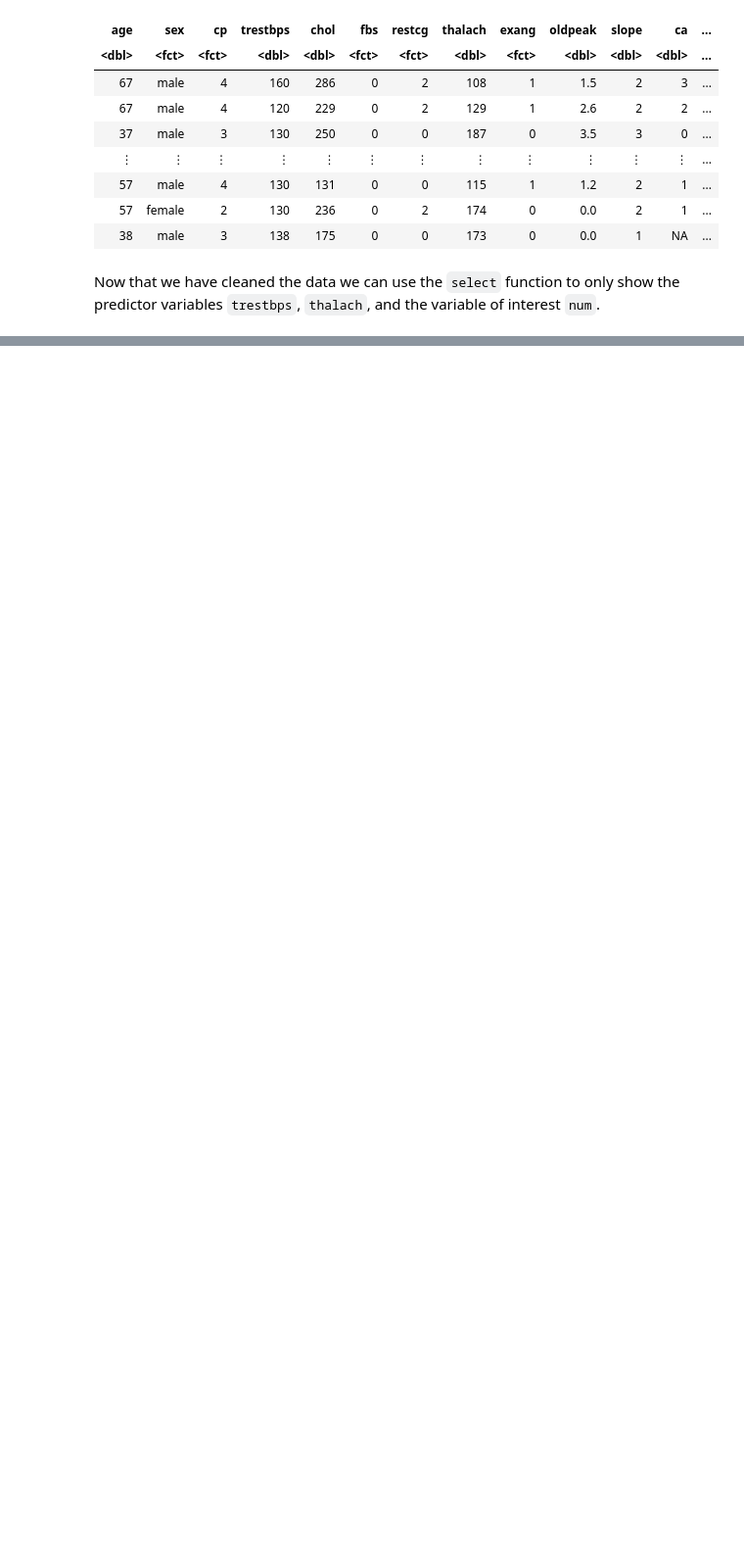
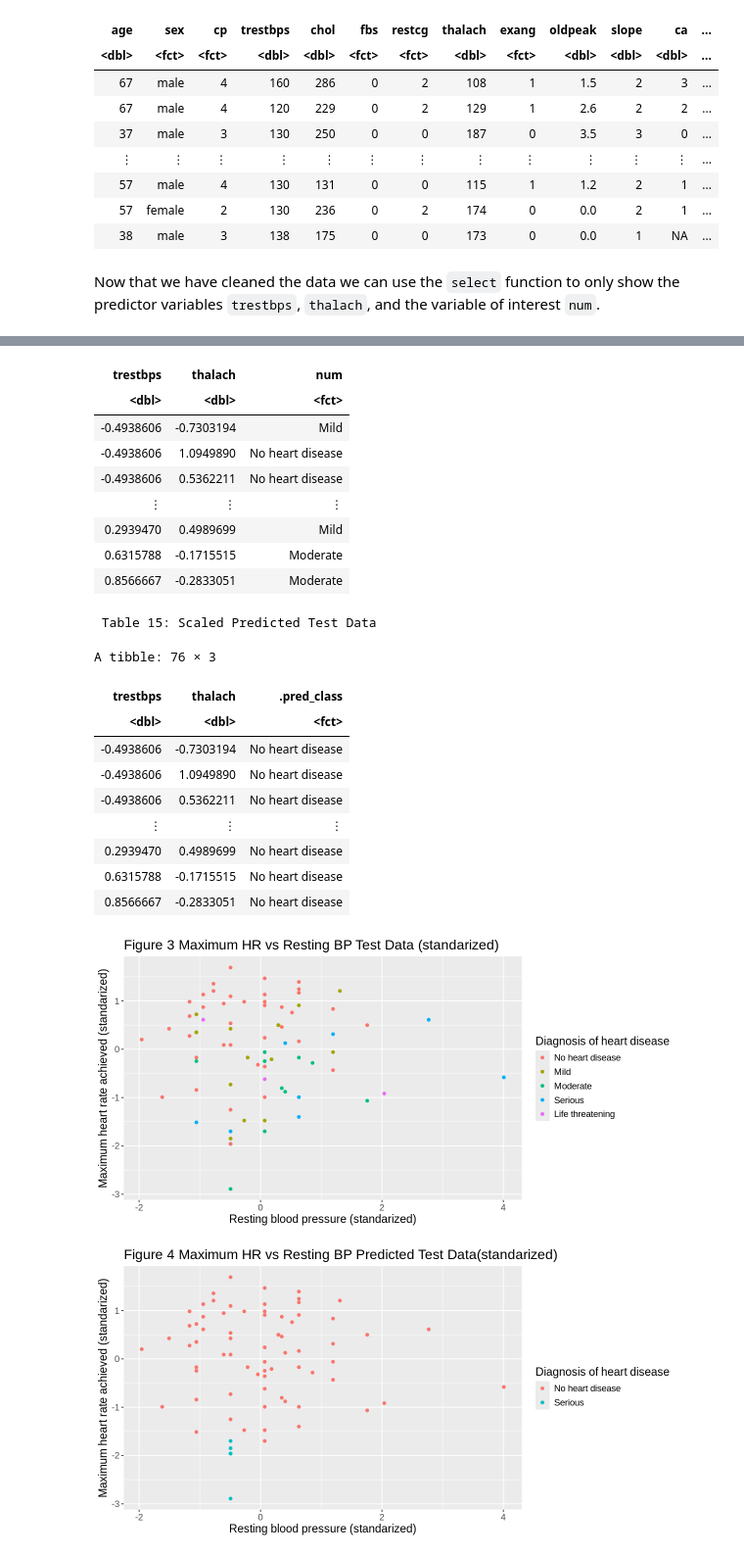
Before and after one commit to jchen278/dsci100_project, a Jupyter notebook: project_proposal.ipynb, the cells around one changed output, grey strips where cells are left out. Shown at 98% size. Cells and saved outputs as stored; diff of their text form; code cells hidden in the pictures; blank space fills up the shorter version.

```diff
--- a/project_proposal.ipynb
+++ b/project_proposal.ipynb
@@ -154,0 +442,44 @@ I will conduct my data analysis using the variable`trestbps` and `thalach` to pr
+# %%
+cleveland_recipe_test <- recipe(num ~ ., data = cleveland_test)|>
+                         step_scale(all_predictors()) |>
+                         step_center(all_predictors()) |>
+                         prep()
+
+cleveland_recipe_test_predict <- recipe(.pred_class ~ trestbps + thalach, data = heart_disease_test_predictions)|>
+                         step_scale(all_predictors()) |>
+                         step_center(all_predictors()) |>
+                         prep()
+
+scaled_test_data <- bake(cleveland_recipe_test, cleveland_test)
+
+title <- "Table 14: Scaled Test Data"
+cat("\n", title, "\n")
+
+scaled_test_data
+
+scaled_test_predict_data <- bake(cleveland_recipe_test_predict, heart_disease_test_predictions)
+
+title <- "Table 15: Scaled Predicted Test Data"
+cat("\n", title, "\n")
+
+scaled_test_predict_data
+
+
+cleveland_test_plot <- scaled_test_data |>
+                        ggplot(aes(x = trestbps, y = thalach, color = num)) +
+                        geom_point() +
+                        labs(x = "Resting blood pressure (standarized)",y = "Maximum heart rate achieved (standarized)",
+                             color = "Diagnosis of heart disease", title = "Figure 3 Maximum HR vs Resting BP Test Data (standarized)") +
+                        theme(text = element_text(size = 14))
+
+cleveland_test_plot
+
+cleveland_test_predict_plot <- scaled_test_predict_data |>
+                        ggplot(aes(x = trestbps, y = thalach, color = .pred_class)) +
+                        geom_point() +
+                        labs(x = "Resting blood pressure (standarized)",y = "Maximum heart rate achieved (standarized)",
+                             color = "Diagnosis of heart disease", title = "Figure 4 Maximum HR vs Resting BP Predicted Test Data(standarized)") +
+                        theme(text = element_text(size = 14))
+
+cleveland_test_predict_plot
+# %% [output]
@@ -154,0 +488,22 @@ I will conduct my data analysis using the variable`trestbps` and `thalach` to pr
+| trestbps | thalach | num |
+| <dbl> | <dbl> | <fct> |
+| -0.4938606 | -0.7303194 | Mild |
+| -0.4938606 | 1.0949890 | No heart disease |
+| -0.4938606 | 0.5362211 | No heart disease |
+| ⋮ | ⋮ | ⋮ |
+| 0.2939470 | 0.4989699 | Mild |
+| 0.6315788 | -0.1715515 | Moderate |
+| 0.8566667 | -0.2833051 | Moderate |
+ Table 15: Scaled Predicted Test Data
+A tibble: 76 × 3
+| trestbps | thalach | .pred_class |
+| <dbl> | <dbl> | <fct> |
+| -0.4938606 | -0.7303194 | No heart disease |
+| -0.4938606 | 1.0949890 | No heart disease |
+| -0.4938606 | 0.5362211 | No heart disease |
+| ⋮ | ⋮ | ⋮ |
+| 0.2939470 | 0.4989699 | No heart disease |
+| 0.6315788 | -0.1715515 | No heart disease |
+| 0.8566667 | -0.2833051 | No heart disease |
+[figure, added]
+[figure, added]
```
Also changed, not shown: parts of 26 cells of this notebook.
